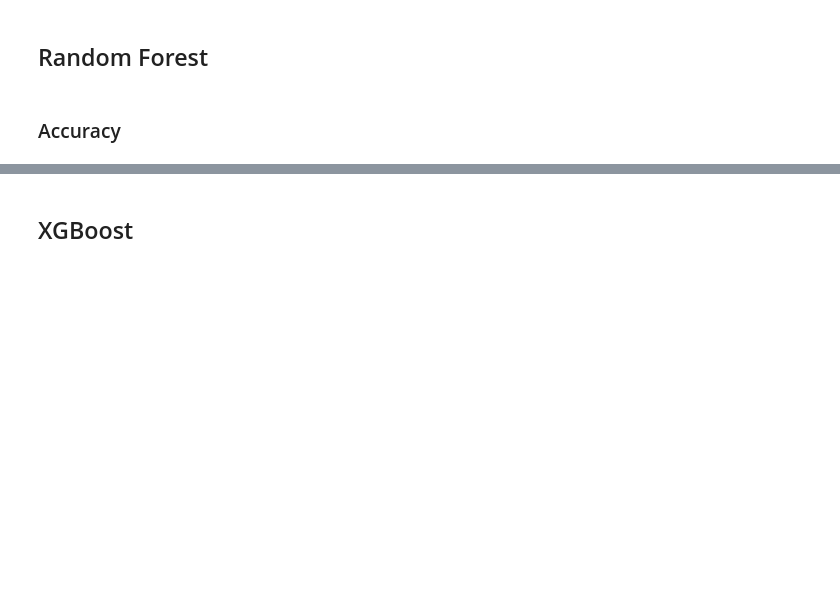
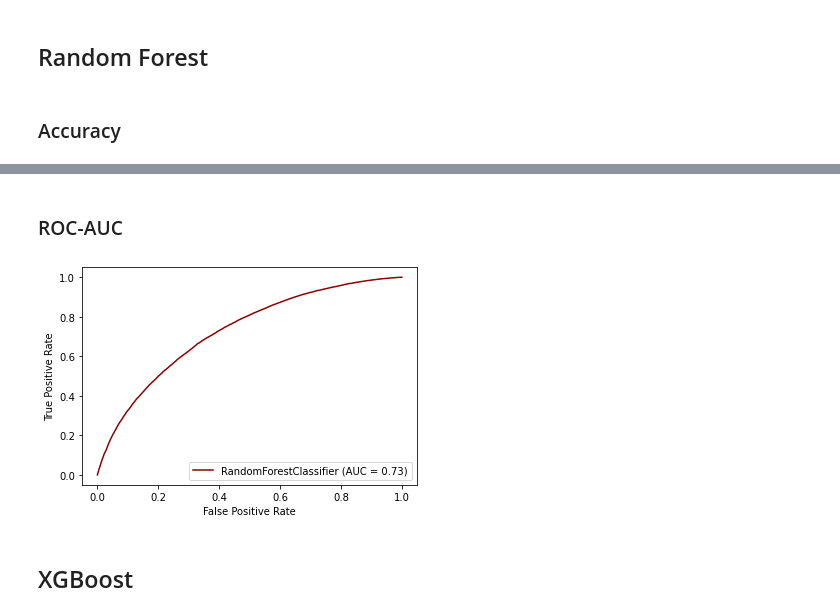
Before and after one commit to jlopezgaldon/lending_club, a Jupyter notebook: notebooks/10_TESTING_ACCURACY.ipynb, the cells around one changed output, grey strips where cells are left out. Saved outputs shown, nothing was run; the diff lists cells and outputs as text; code cells hidden in the pictures; blank space fills up the shorter version.

```diff
--- a/notebooks/10_TESTING_ACCURACY.ipynb
+++ b/notebooks/10_TESTING_ACCURACY.ipynb
@@ -91,3 +106,9 @@ print(result)
+# %% [markdown]
+### ROC-AUC
+# %%
+metrics.plot_roc_curve(model, X_test, y_test, color='#8B0000');
+# %% [output]
+[figure, added]
 # %% [markdown]
 ## XGBoost
 # %% [markdown]
```
Also changed, not shown: parts of 13 cells of this notebook, 12 other files.
